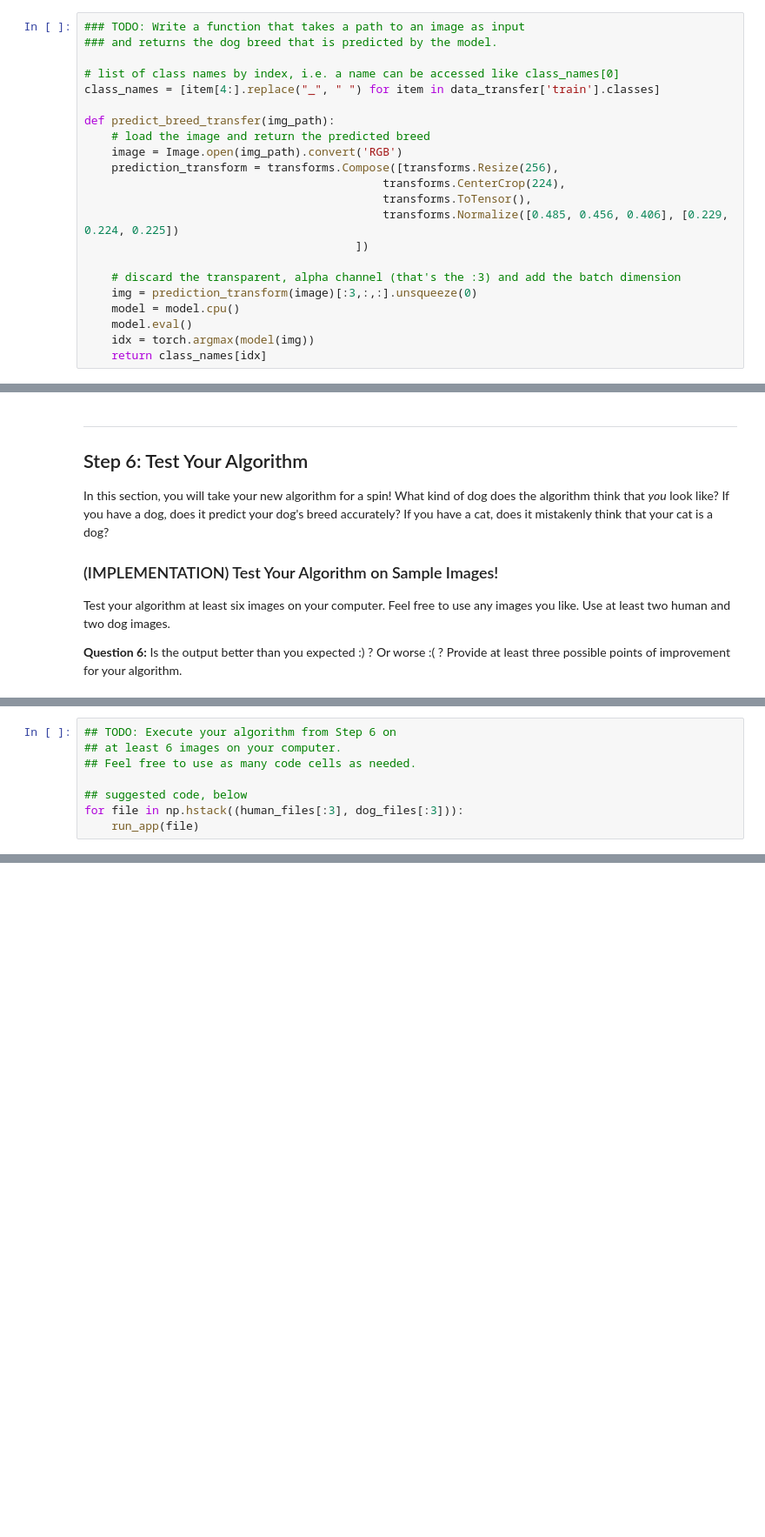
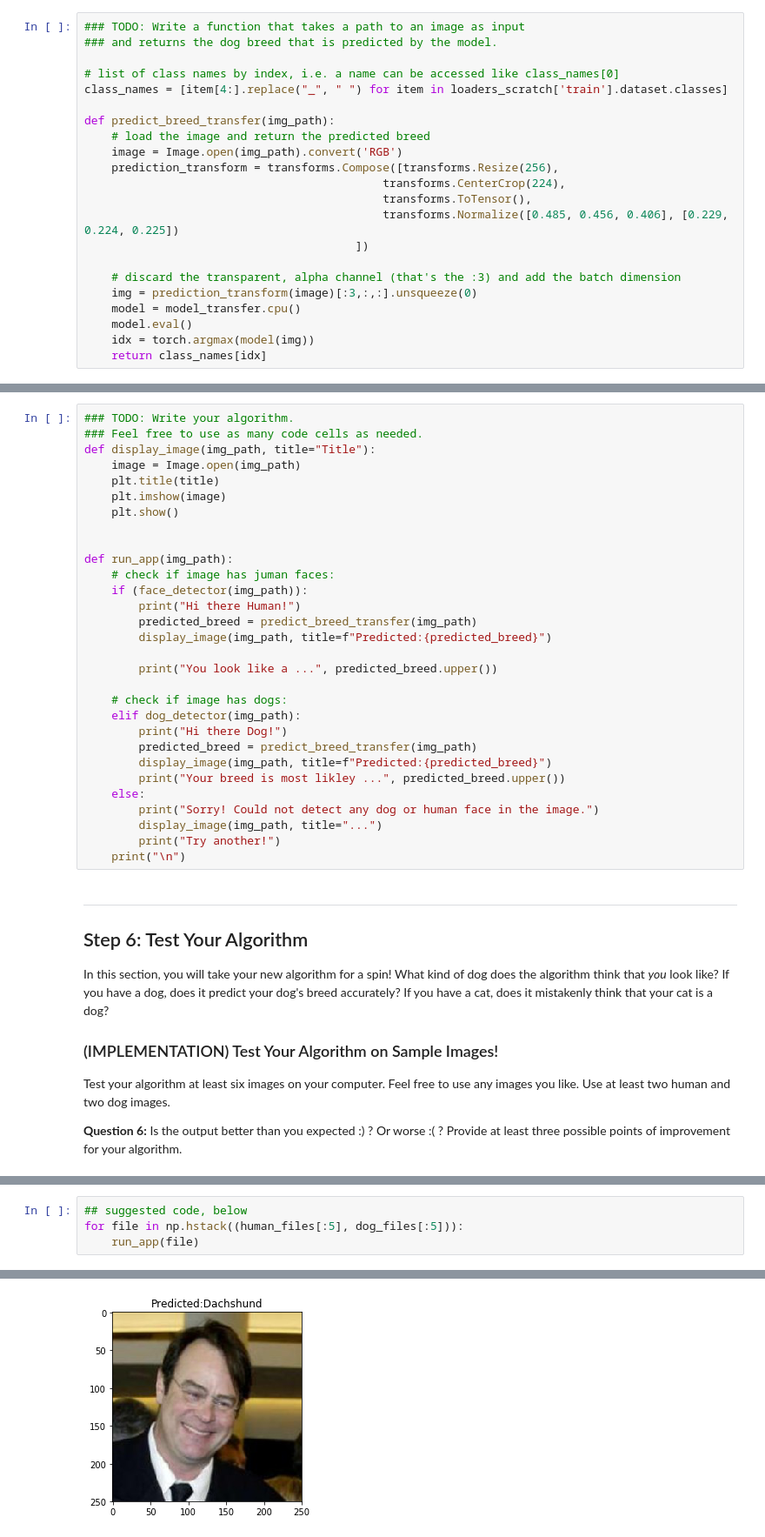
Before and after one commit to Moraut/Udacity_DL, a Jupyter notebook: 02. Dog Breed Classifier/dog_app.ipynb, the cells around one changed output, grey strips where cells are left out. Shown at 87% size. Cells and saved outputs as stored; diff of their text form; blank space fills up the shorter version.

Commit message:
update:dog breed classifier submission

```diff
--- a/02. Dog Breed Classifier/dog_app.ipynb
+++ b/02. Dog Breed Classifier/dog_app.ipynb
@@ -838,7 +866,7 @@ Write a function that takes an image path as input and returns the dog breed (`A
 ### and returns the dog breed that is predicted by the model.
 
 # list of class names by index, i.e. a name can be accessed like class_names[0]
-class_names = [item[4:].replace("_", " ") for item in data_transfer['train'].classes]
+class_names = [item[4:].replace("_", " ") for item in loaders_scratch['train'].dataset.classes]
 
 def predict_breed_transfer(img_path):
     # load the image and return the predicted breed
@@ -851,7 +879,7 @@ def predict_breed_transfer(img_path):
 
     # discard the transparent, alpha channel (that's the :3) and add the batch dimension
     img = prediction_transform(image)[:3,:,:].unsqueeze(0)
-    model = model.cpu()
+    model = model_transfer.cpu()
     model.eval()
     idx = torch.argmax(model(img))
     return class_names[idx]
@@ -882,3 +904,33 @@ def run_app(img_path):
+# %%
+### TODO: Write your algorithm.
+### Feel free to use as many code cells as needed.
+def display_image(img_path, title="Title"):
+    image = Image.open(img_path)
+    plt.title(title)
+    plt.imshow(image)
+    plt.show()
+
+
+def run_app(img_path):
+    # check if image has juman faces:
+    if (face_detector(img_path)):
+        print("Hi there Human!")
+        predicted_breed = predict_breed_transfer(img_path)
+        display_image(img_path, title=f"Predicted:{predicted_breed}")
+
+        print("You look like a ...", predicted_breed.upper())
+
+    # check if image has dogs:
+    elif dog_detector(img_path):
+        print("Hi there Dog!")
+        predicted_breed = predict_breed_transfer(img_path)
+        display_image(img_path, title=f"Predicted:{predicted_breed}")
+        print("Your breed is most likley ...", predicted_breed.upper())
+    else:
+        print("Sorry! Could not detect any dog or human face in the image.")
+        display_image(img_path, title="...")
+        print("Try another!")
+    print("\n")
 # %% [markdown]
 ---
 <a id='step6'></a>
@@ -896,8 +957,5 @@ __Answer:__ (Three possible points for improvement)
 # %%
-## TODO: Execute your algorithm from Step 6 on
-## at least 6 images on your computer.
-## Feel free to use as many code cells as needed.
-
 ## suggested code, below
-for file in np.hstack((human_files[:3], dog_files[:3])):
+for file in np.hstack((human_files[:5], dog_files[:5])):
     run_app(file)
+# %% [output]
@@ -903,0 +963 @@ for file in np.hstack((human_files[:3], dog_files[:3])):
+[figure, added]
```
Also changed, not shown: parts of 15 cells of this notebook, 5 other files.
